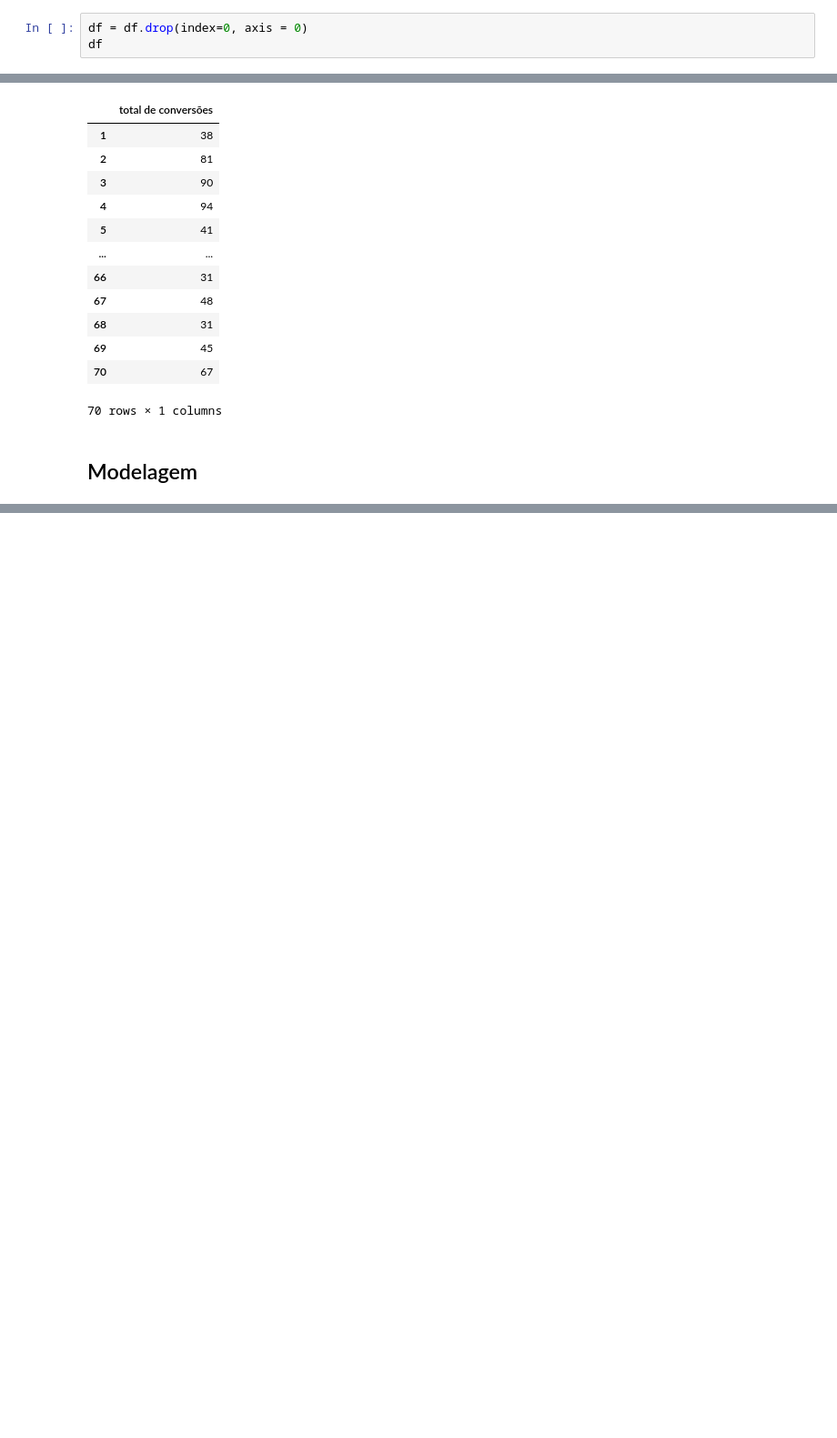
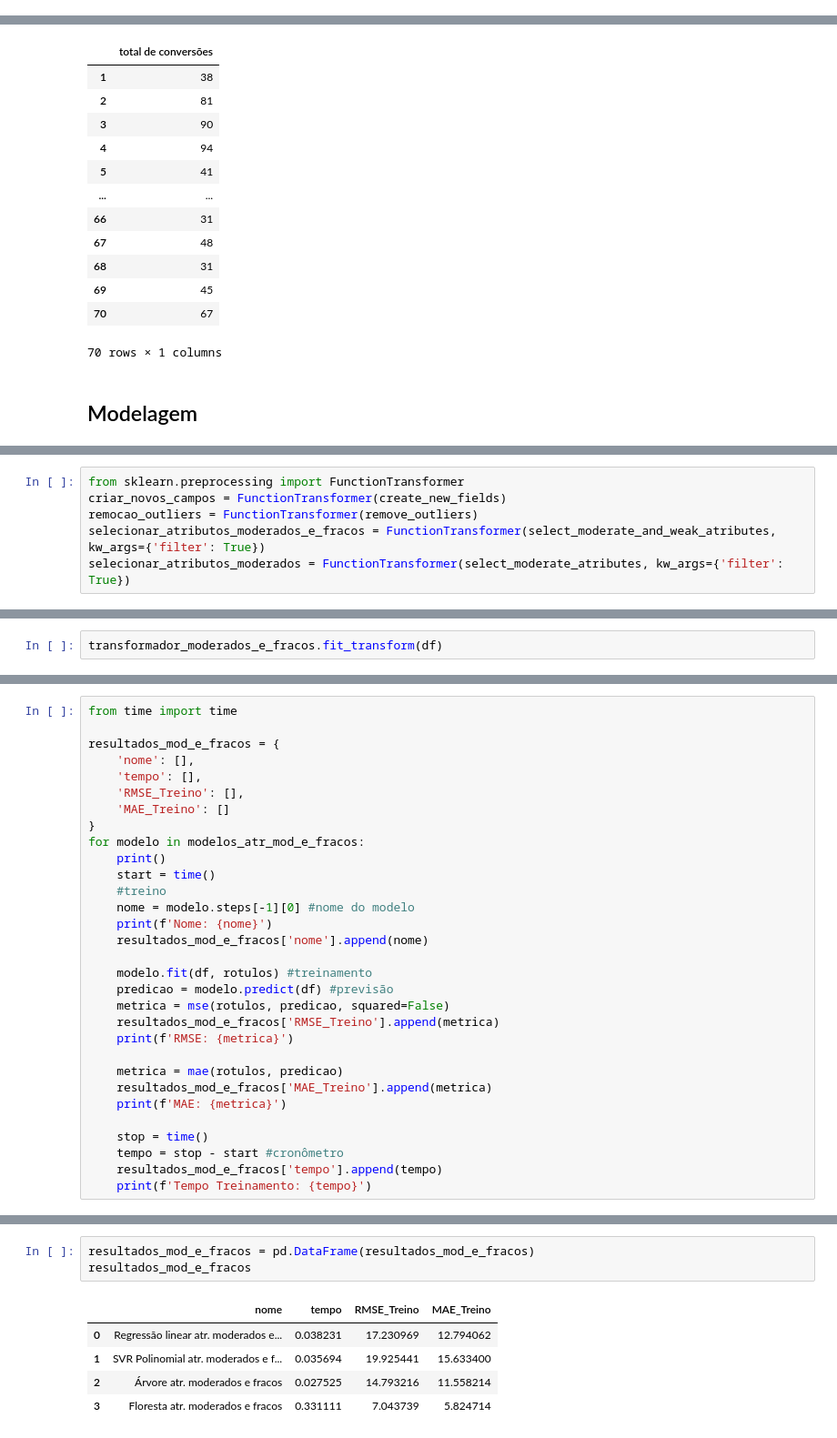
Before and after one commit to gabbmelo/bonus_bandejas, a Jupyter notebook: bandeja_bonus.ipynb, the cells around one changed output, grey strips where cells are left out. Shown at 91% size. Drawn from its saved outputs; the diff is of its cells as text; blank space fills up the shorter version.

Commit message:
Predição moderados e fracos

```diff
--- a/bandeja_bonus.ipynb
+++ b/bandeja_bonus.ipynb
@@ -144,3 +140,0 @@ df.plot.scatter(['date'], ['vendas realizadas (bandejas)'], figsize = (20, 10));
-# %%
-df = df.drop(index=0, axis = 0)
-df
@@ -295,0 +359,6 @@ Modelo = transformador + estimador
+# %%
+from sklearn.preprocessing import FunctionTransformer
+criar_novos_campos = FunctionTransformer(create_new_fields)
+remocao_outliers = FunctionTransformer(remove_outliers)
+selecionar_atributos_moderados_e_fracos = FunctionTransformer(select_moderate_and_weak_atributes, kw_args={'filter': True})
+selecionar_atributos_moderados = FunctionTransformer(select_moderate_atributes, kw_args={'filter': True})
@@ -295,0 +384,2 @@ Modelo = transformador + estimador
+# %%
+transformador_moderados_e_fracos.fit_transform(df)
@@ -295,0 +488,31 @@ Modelo = transformador + estimador
+# %%
+from time import time
+
+resultados_mod_e_fracos = {
+    'nome': [],
+    'tempo': [],
+    'RMSE_Treino': [],
+    'MAE_Treino': []
+}
+for modelo in modelos_atr_mod_e_fracos:
+    print()
+    start = time()
+    #treino
+    nome = modelo.steps[-1][0] #nome do modelo
+    print(f'Nome: {nome}')
+    resultados_mod_e_fracos['nome'].append(nome)
+
+    modelo.fit(df, rotulos) #treinamento
+    predicao = modelo.predict(df) #previsão
+    metrica = mse(rotulos, predicao, squared=False)
+    resultados_mod_e_fracos['RMSE_Treino'].append(metrica)
+    print(f'RMSE: {metrica}')
+
+    metrica = mae(rotulos, predicao)
+    resultados_mod_e_fracos['MAE_Treino'].append(metrica)
+    print(f'MAE: {metrica}')
+
+    stop = time()
+    tempo = stop - start #cronômetro
+    resultados_mod_e_fracos['tempo'].append(tempo)
+    print(f'Tempo Treinamento: {tempo}')
@@ -295,0 +539,9 @@ Modelo = transformador + estimador
+# %%
+resultados_mod_e_fracos = pd.DataFrame(resultados_mod_e_fracos)
+resultados_mod_e_fracos
+# %% [output]
+|  | nome | tempo | RMSE_Treino | MAE_Treino |
+| 0 | Regressão linear atr. moderados e... | 0.038231 | 17.230969 | 12.794062 |
+| 1 | SVR Polinomial atr. moderados e f... | 0.035694 | 19.925441 | 15.633400 |
+| 2 | Árvore atr. moderados e fracos | 0.027525 | 14.793216 | 11.558214 |
+| 3 | Floresta atr. moderados e fracos | 0.331111 | 7.043739 | 5.824714 |
```
Also changed, not shown: parts of 34 cells of this notebook.
